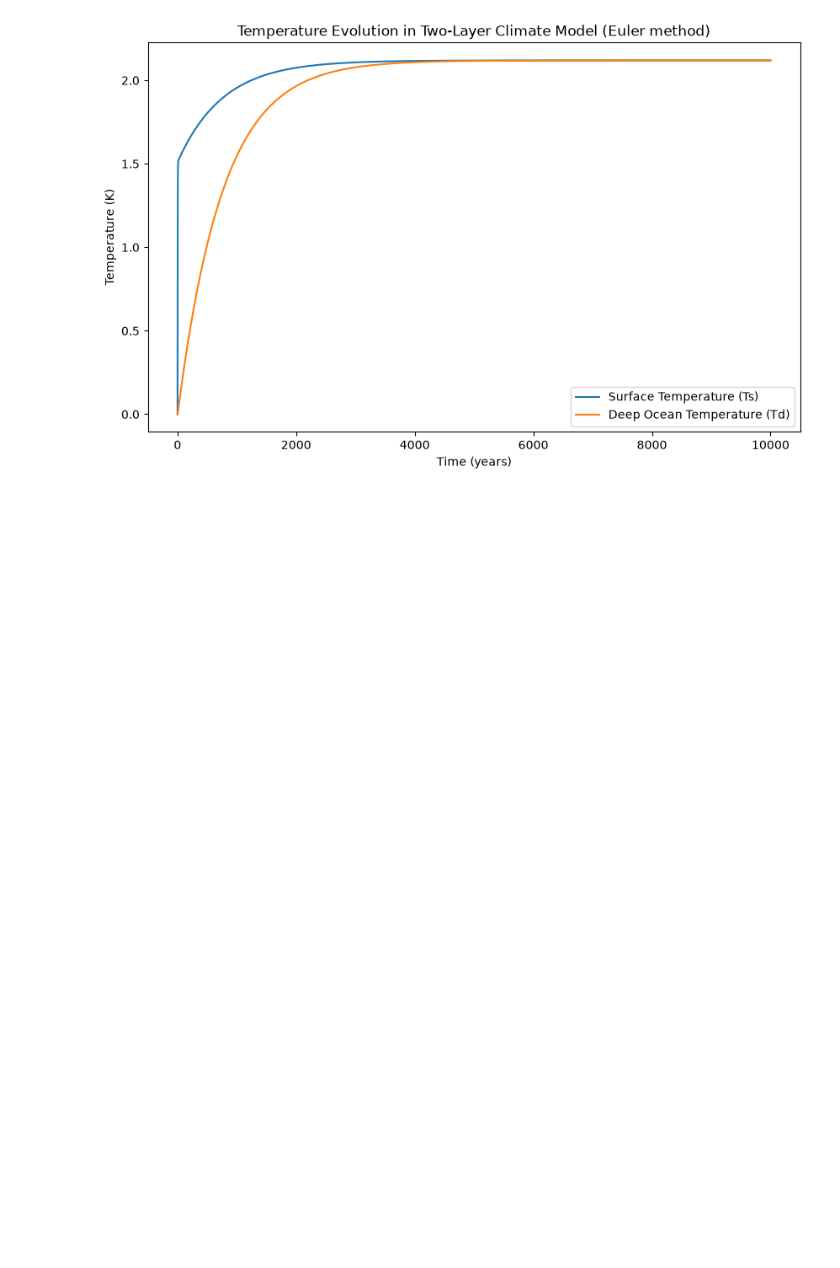
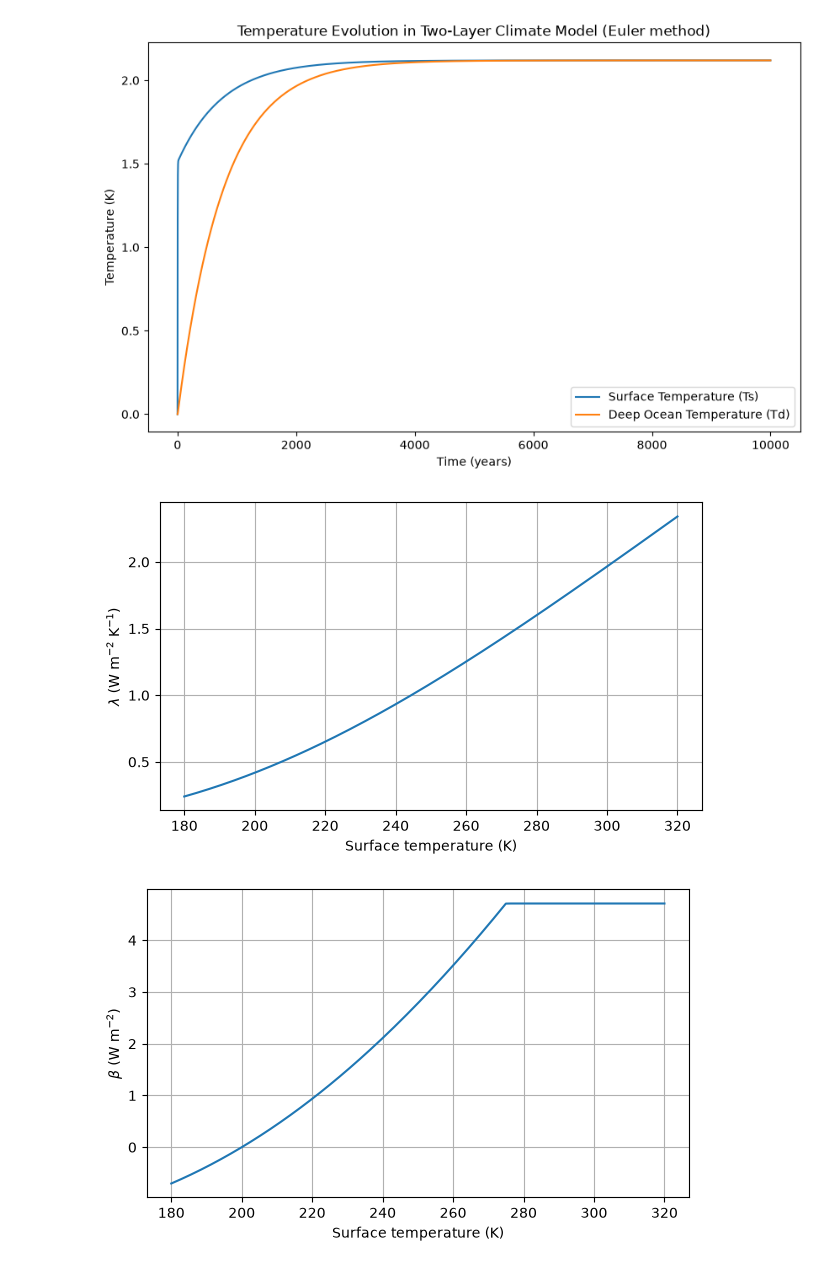
Before and after one commit to tillmrtz/intro-esm, a Jupyter notebook: notebooks/energy_bance_box_model.ipynb, the cells around one changed output. Drawn from its saved outputs; the diff is of its cells as text; code cells hidden in the pictures; blank space fills up the shorter version.

Commit message:
Added calculation of beta and lambda based on Temperature

```diff
--- a/notebooks/energy_bance_box_model.ipynb
+++ b/notebooks/energy_bance_box_model.ipynb
@@ -156,0 +216,22 @@ plt.legend()
+# %%
+T = np.linspace(180,320,200)
+
+lam = np.array([lambda_T(x) for x in T])
+bet = np.array([beta(x) for x in T])
+
+plt.figure(figsize=(7,4))
+plt.plot(T,lam)
+plt.xlabel("Surface temperature (K)")
+plt.ylabel(r"$\lambda$ (W m$^{-2}$ K$^{-1}$)")
+plt.grid()
+
+plt.figure(figsize=(7,4))
+plt.plot(T,bet)
+plt.xlabel("Surface temperature (K)")
+plt.ylabel(r"$\beta$ (W m$^{-2}$)")
+plt.grid()
+
+plt.show()
+# %% [output]
+[figure, added]
+[figure, added]
```
Also changed, not shown: parts of 2 cells of this notebook.
